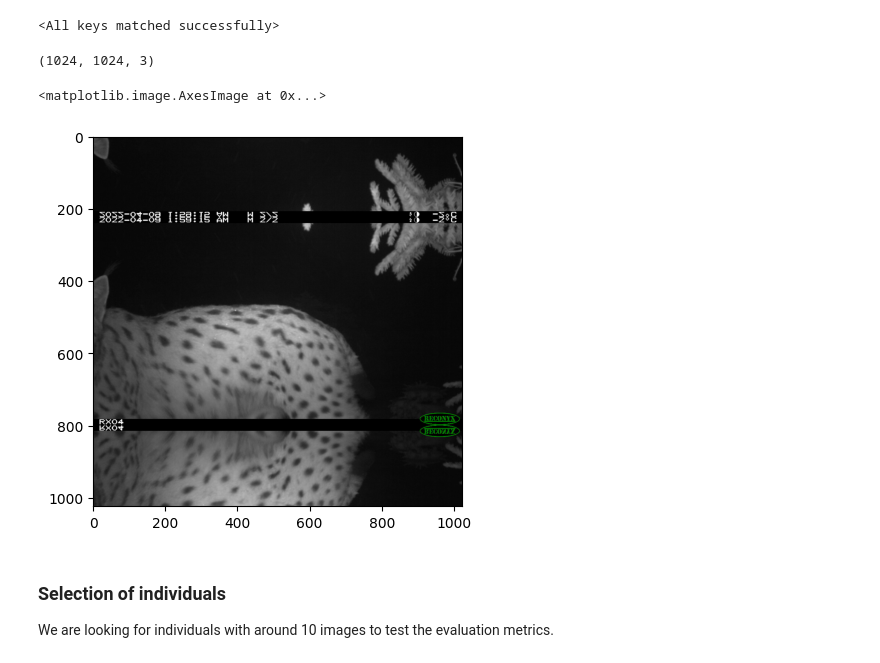
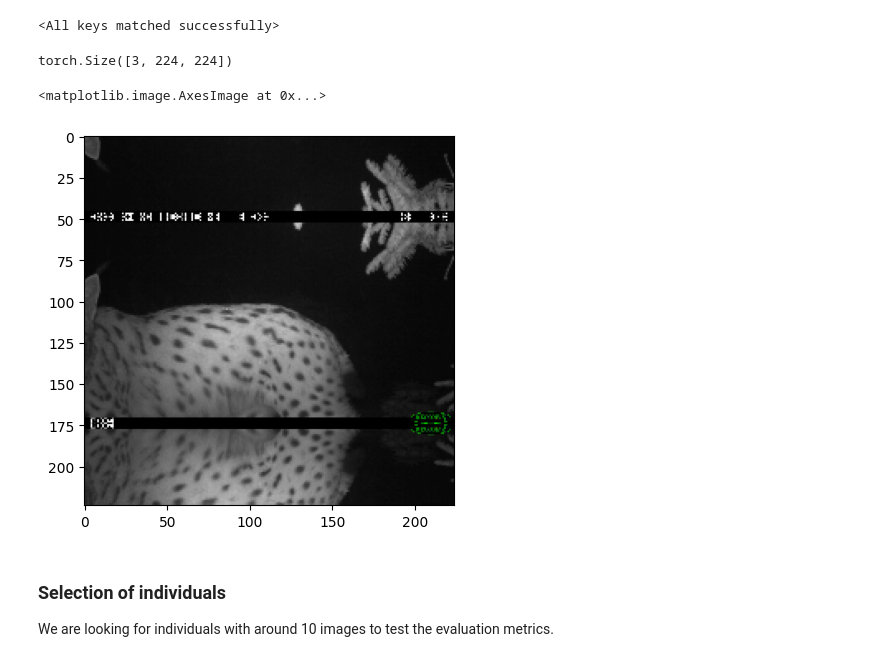
Before and after one commit to oliviergimenez/lynx-id, a Jupyter notebook: cluster.ipynb, the cells around one changed output. Drawn from its saved outputs; the diff is of its cells as text; code cells hidden in the pictures.

Commit message:
Update cluster notebook with last version of dataset

```diff
--- a/cluster.ipynb
+++ b/cluster.ipynb
@@ -55,23 +55,24 @@ model.load_state_dict(model_weights)
 <All keys matched successfully>
 # %%
 # load dataset
-from data_pipeline.dataset import LynxDataset
+from data_pipeline.triplets import LynxDataset
 from pathlib import Path
 from data_pipeline.transformations_and_augmentations import transforms
 
-lynxDataset = LynxDataset(
-    Path("/gpfsscratch/rech/ads/commun/datasets/extracted/lynx_dataset_france.csv"),
-    loader="pil",
-    transform=transforms,
-)
+lynxDataset = LynxDataset(dataset_csv=Path("/gpfsscratch/rech/ads/commun/datasets/extracted/lynx_dataset_france.csv"),
+                      loader="pil",
+                      transform=transforms,  # Define 'preprocess' earlier in your script
+                      augmentation=None,
+                      mode='single',
+                      device="auto")
 # %%
 img = lynxDataset[100][0]['image']
 print(img.shape)
-plt.imshow(img)
+plt.imshow(img.permute(1, 2, 0))
 # %% [output]
-(1024, 1024, 3)
+torch.Size([3, 224, 224])
 <matplotlib.image.AxesImage at 0x...>
-[figure, old version]
+[figure, new version]
 # %% [markdown]
 ### Selection of individuals
 
```
Also changed, not shown: parts of 18 cells of this notebook, 2 other files.
